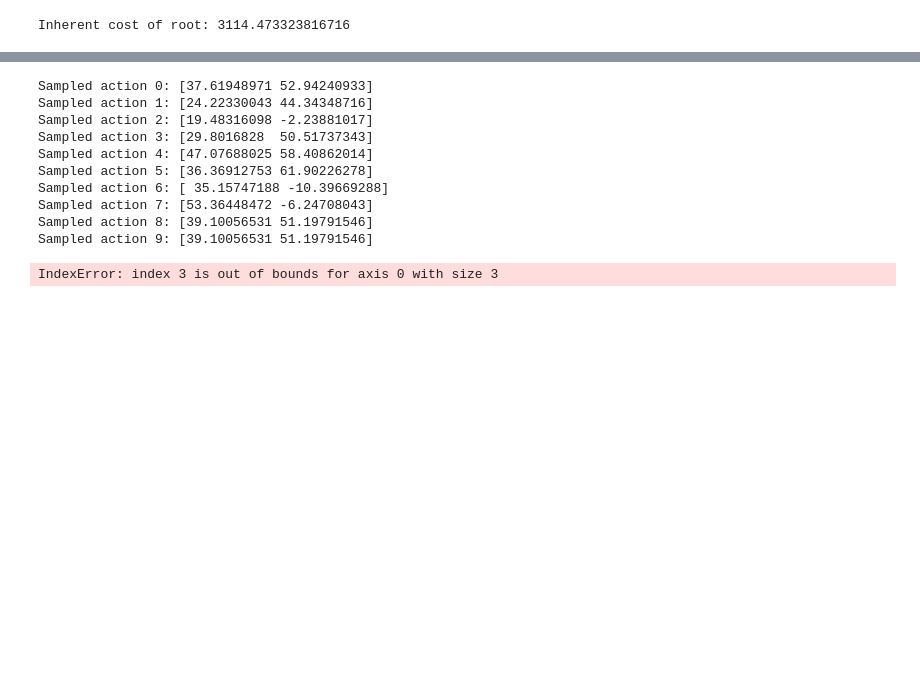
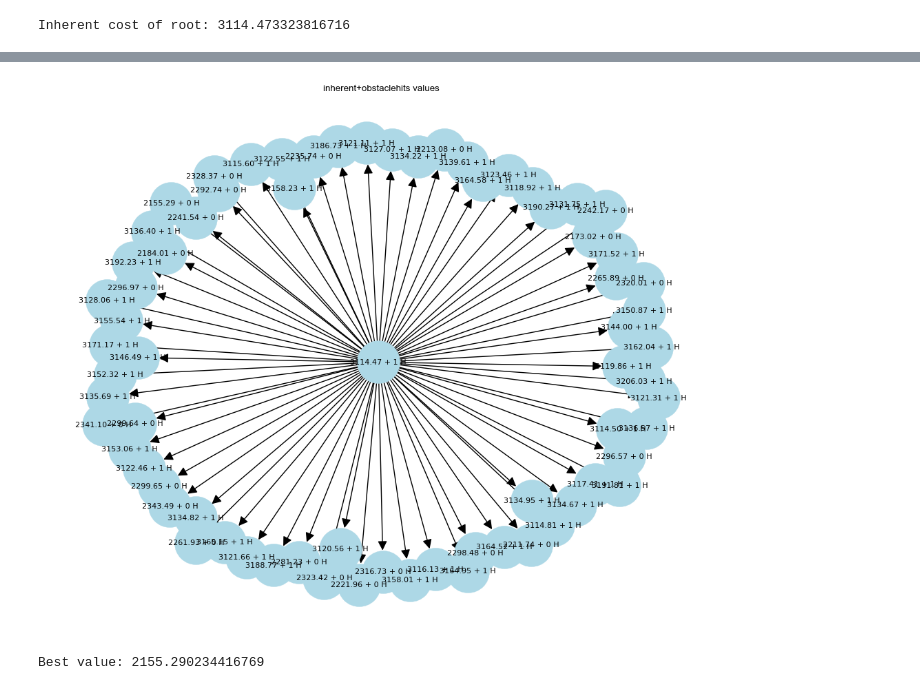
Before and after one commit to thinhhoang95/alpha-azimuth, a Jupyter notebook: MARTINI/scenario/obstacle_avoidance.ipynb, the cells around one changed output, grey strips where cells are left out. Drawn from its saved outputs; the diff is of its cells as text; code cells hidden in the pictures; blank space fills up the shorter version.

Commit message:
Functional obstacle avoidance policy

```diff
--- a/MARTINI/scenario/obstacle_avoidance.ipynb
+++ b/MARTINI/scenario/obstacle_avoidance.ipynb
@@ -159,25 +139,22 @@ plt.show()
 import copy
 
 # Randomizing the action
-for i in range(10):
+for i in range(100):
     # Uniformly sample a point in the actions
     random_idx = np.random.randint(0, len(actions))
-    print(f'Sampled action {i}:', actions[random_idx])
+    # print(f'Sampled action {i}:', actions[random_idx])
     # Add to the search tree
     # New state is the flight plan with the new waypoint
     flight_plan_new = copy.deepcopy(my_tree.root.state)
-    # Insert the new waypoint at position segment_idx
-    flight_plan_new.waypoints = np.insert(flight_plan_new.waypoints, segment_idx, actions[random_idx], axis=0)
-    action_hash = '/'.join([str(segment_idx), str(actions[random_idx])])
+    # The waypoint to add is the action:
+    wp_to_add = actions[random_idx] * 1000 # convert to meters
+    # Insert the new waypoint at position segment_idx + 1 (segment_idx is the index of the affected segment, so the node should be located after that segment)
+    flight_plan_new.waypoints = np.insert(flight_plan_new.waypoints, segment_idx + 1, wp_to_add, axis=0)
+    # Insert the new altitude and speed at position segment_idx
+    flight_plan_new.altitudes = np.insert(flight_plan_new.altitudes, segment_idx + 1, flight_plan_new.altitudes[segment_idx], axis=0)
+    flight_plan_new.speeds = np.insert(flight_plan_new.speeds, segment_idx + 1, flight_plan_new.speeds[segment_idx], axis=0)
+    if not flight_plan_new.validate_no_turnaround():
+        print('Invalid flight plan (turn > 180 degrees)')
+        continue
+    action_hash = '/'.join([str(segment_idx), str(wp_to_add)])
     my_tree.root.add_child(action_hash, flight_plan_new, policy_category='obstacle')
-# %% [output]
-Sampled action 0: [37.61948971 52.94240933]
-Sampled action 1: [24.22330043 44.34348716]
-Sampled action 2: [19.48316098 -2.23881017]
-Sampled action 3: [29.8016828  50.51737343]
-Sampled action 4: [47.07688025 58.40862014]
-Sampled action 5: [36.36912753 61.90226278]
-Sampled action 6: [ 35.15747188 -10.39669288]
-Sampled action 7: [53.36448472 -6.24708043]
-Sampled action 8: [39.10056531 51.19791546]
-Sampled action 9: [39.10056531 51.19791546]
@@ -186,4 +161,9 @@ my_tree.evaluate_all_nodes(obstacle_obj, airspace)
-# %%
-my_tree.plot()
-# %% [output]
-IndexError: index 3 is out of bounds for axis 0 with size 3
+# %%
+# Re-evaluate the tree
+my_tree.evaluate_all_nodes(obstacle_obj, airspace)
+my_tree.plot(value_type='inherent+obstaclehits')
+
+print('Best value:', my_tree.root.best_value)
+# %% [output]
+[figure, added]
+Best value: 2155.290234416769
```
Also changed, not shown: parts of 5 cells of this notebook, 5 other files.
